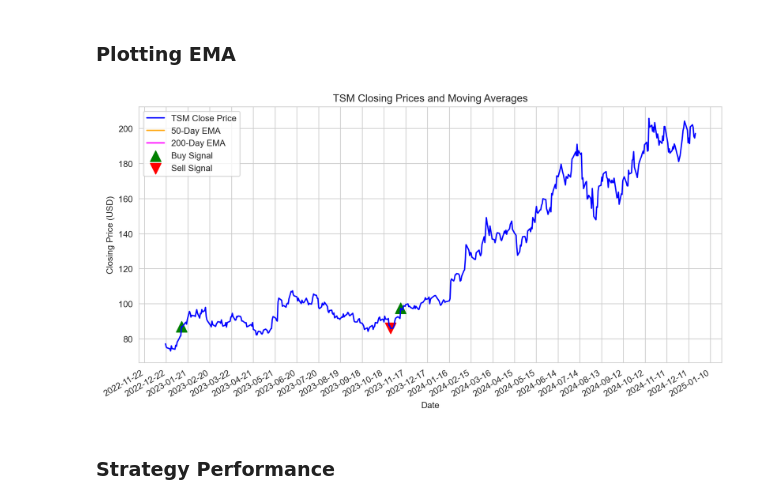
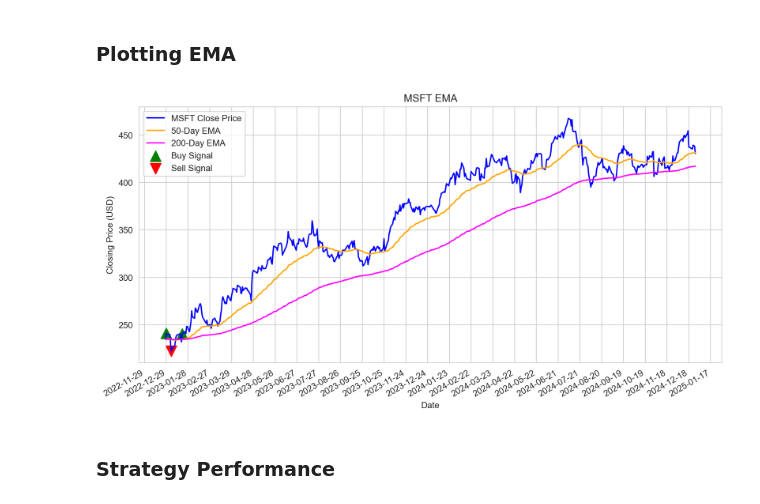
Before and after one commit to Ahkylez/Average-Crossover-Strategy, a Jupyter notebook: Moving-Average-Crossover-Strategy.ipynb, the cells around one changed output. Cells and saved outputs as stored; diff of their text form; code cells hidden in the pictures.

```diff
--- a/Moving-Average-Crossover-Strategy.ipynb
+++ b/Moving-Average-Crossover-Strategy.ipynb
@@ -32,7 +32,7 @@ import matplotlib.dates as mdates
 ### Fetch data
 # %%
 # Fetch historical stock data
-symbol = 'TSM'
+symbol = 'MSFT'
 data = yf.download(symbol, period="2y",progress=False)
 data.index = pd.to_datetime(data.index)
 
@@ -119,35 +119,35 @@ sns.set_style('whitegrid')
 fig, ax = plt.subplots(figsize=(12, 6), dpi=200)  # Set figure size
 fig.autofmt_xdate()
 
 # Format the x-axis
 ax.xaxis.set_major_locator(mdates.DayLocator(interval=30))  # Intervals of a month
 ax.xaxis.set_major_formatter(mdates.DateFormatter('%Y-%m-%d'))
 
 # Plot with Seaborn (use index for x-axis)
 
 close_values = df.Close.values.flatten() # Make close 1D for seaborn
 sns.lineplot(x=df.index, y=close_values, label=f'{symbol} Close Price', ax=ax, color='blue')
 sns.lineplot(x=df.index, y=df['50-Day EMA'], label='50-Day EMA', ax=ax, color='orange')
 sns.lineplot(x=df.index, y=df['200-Day EMA'], label='200-Day EMA', ax=ax, color='magenta')
 
 ## PLot Buy Markers
 buy_signals = df[df['Position EMA'] == 1]
 sell_signals = df[df['Position EMA'] == -1]
 
 ax.scatter(buy_signals.index, buy_signals['Close'], label='Buy Signal', marker='^', color='green', s=150)
 ax.scatter(sell_signals.index, sell_signals['Close'], label='Sell Signal', marker='v', color='red', s=150)
 
 # Add titles and labels
-ax.set_title(f'{symbol} Closing Prices and Moving Averages')
+ax.set_title(f'{symbol} EMA')
 ax.set_xlabel('Date')
 ax.set_ylabel('Closing Price (USD)')
 
 ax.legend(loc='best', fontsize=10)
 plt.savefig('ema_strategy_plot.png', dpi=300)
 
 plt.show()
 # %% [output]
-[figure, old version]
+[figure, new version]
 # %% [markdown]
 ### Strategy Performance
 # %% [markdown]
```
Also changed, not shown: parts of 4 cells of this notebook, 2 other files.
